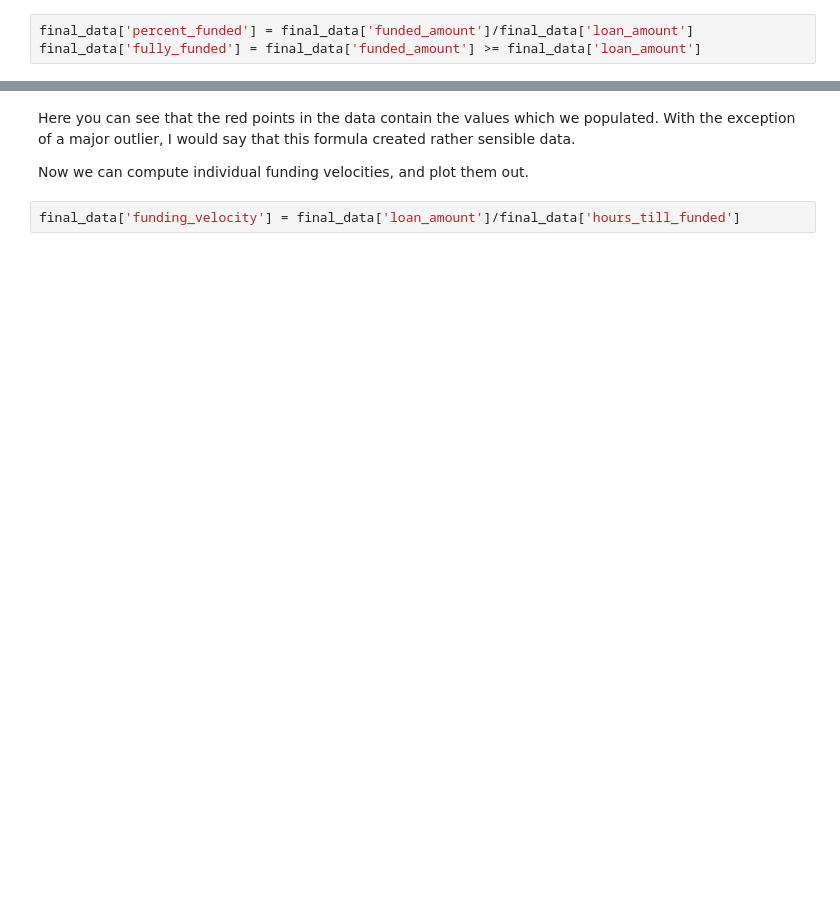
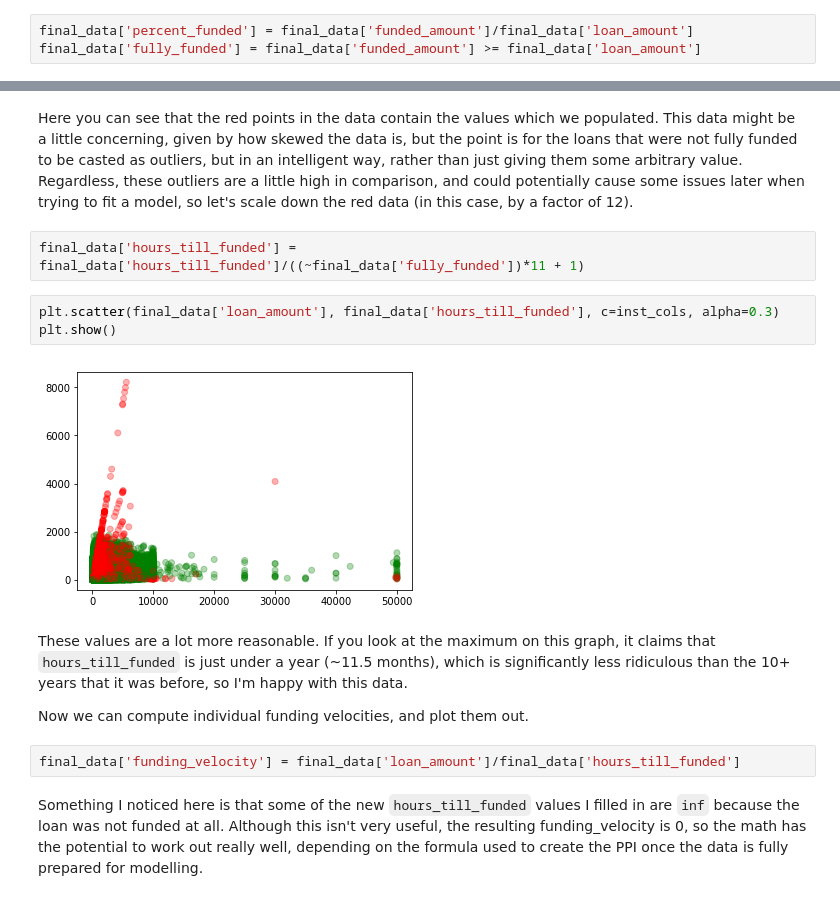
Before and after one commit to JCRaymond/ITCS_4156_FInal, a Jupyter notebook: Data Prep.ipynb, the cells around one changed output, grey strips where cells are left out. Drawn from its saved outputs; the diff is of its cells as text; blank space fills up the shorter version.

```diff
--- a/Data Prep.ipynb
+++ b/Data Prep.ipynb
@@ -1386,9 +1387,20 @@ plt.show()
-# %% [markdown]
-Here you can see that the red points in the data contain the values which we populated. With the exception of a major outlier, I would say that this formula created rather sensible data.
-
-Now we can compute individual funding velocities, and plot them out.
+# %% [markdown]
+Here you can see that the red points in the data contain the values which we populated. This data might be a little concerning, given by how skewed the data is, but the point is for the loans that were not fully funded to be casted as outliers, but in an intelligent way, rather than just giving them some arbitrary value. Regardless, these outliers are a little high in comparison, and could potentially cause some issues later when trying to fit a model, so let's scale down the red data (in this case, by a factor of 12).
+# %%
+final_data['hours_till_funded'] = final_data['hours_till_funded']/((~final_data['fully_funded'])*11 + 1)
+# %%
+plt.scatter(final_data['loan_amount'], final_data['hours_till_funded'], c=inst_cols, alpha=0.3)
+plt.show()
+# %% [output]
+[figure, added]
+# %% [markdown]
+These values are a lot more reasonable. If you look at the maximum on this graph, it claims that `hours_till_funded` is just under a year (~11.5 months), which is significantly less ridiculous than the 10+ years that it was before, so I'm happy with this data.
+
+Now we can compute individual funding velocities, and plot them out.
 # %%
 final_data['funding_velocity'] = final_data['loan_amount']/final_data['hours_till_funded']
+# %% [markdown]
+Something I noticed here is that some of the new `hours_till_funded` values I filled in are `inf` because the loan was not funded at all. Although this isn't very useful, the resulting funding_velocity is 0, so the math has the potential to work out really well, depending on the formula used to create the PPI once the data is fully prepared for modelling.
 # %%
 plt.scatter(final_data['loan_amount'], final_data['funding_velocity'], c=inst_cols, alpha=0.3)
 plt.show()
```
Also changed, not shown: parts of 36 cells of this notebook.
